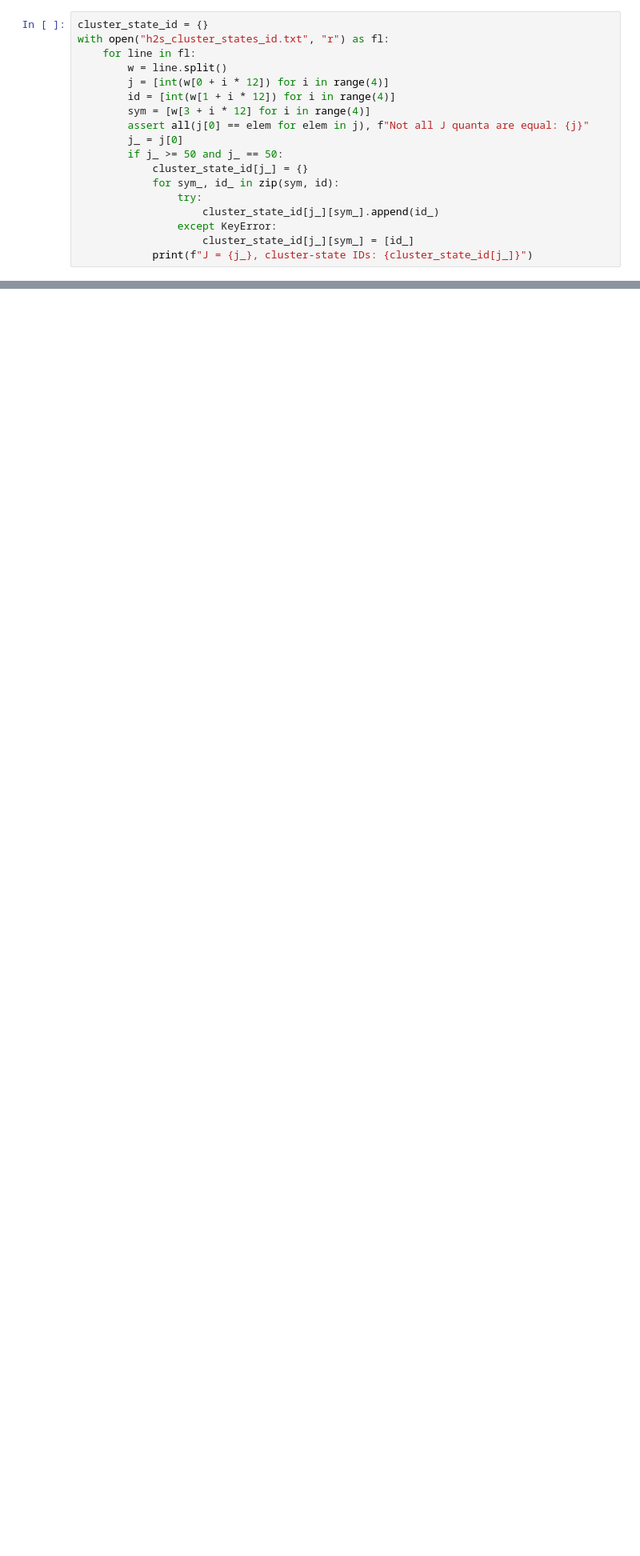
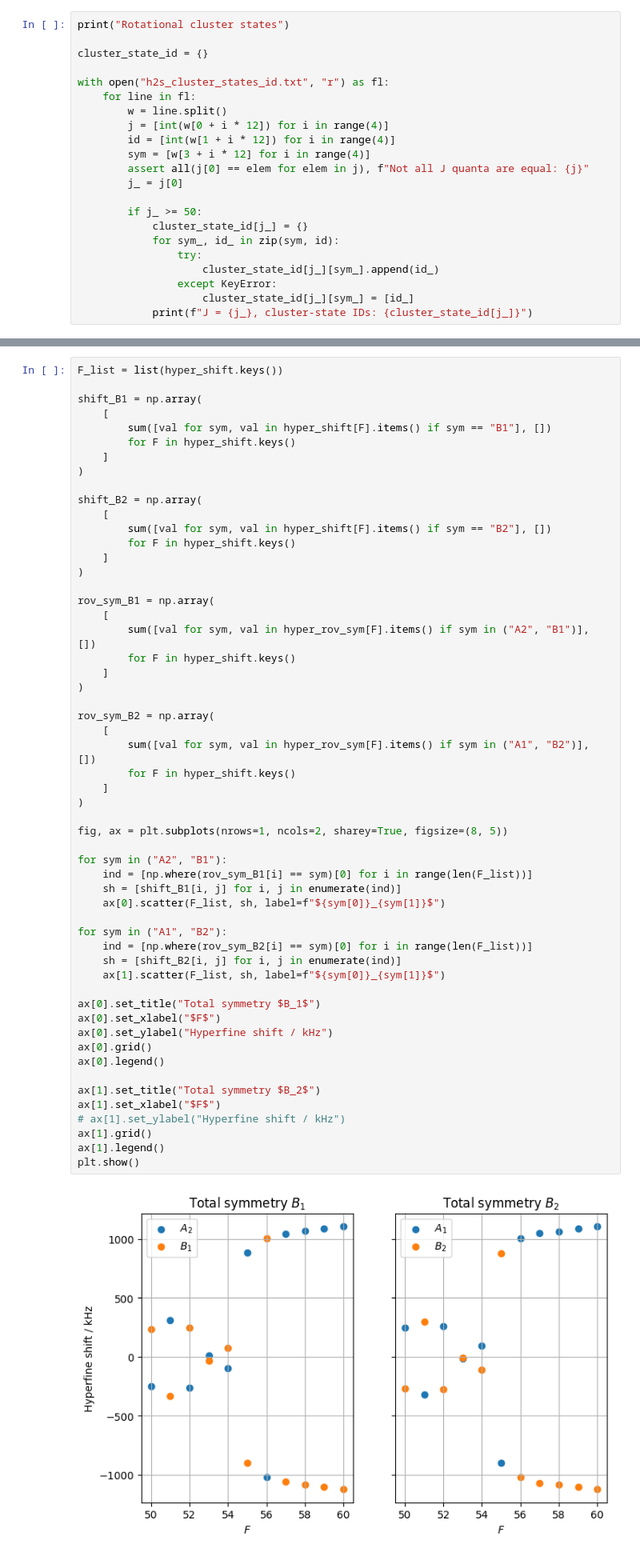
Before and after one commit to robochimps/rotational_clusters, a Jupyter notebook: h2s_hyperfine.ipynb, the cells around one changed output, grey strips where cells are left out. Shown at 80% size. Saved outputs shown, nothing was run; the diff lists cells and outputs as text; blank space fills up the shorter version.

Commit message:
Complete hyperfine calculations for cluster states

```diff
--- a/h2s_hyperfine.ipynb
+++ b/h2s_hyperfine.ipynb
@@ -23,5 +24,8 @@ First, read the indices of rotational cluster states for different $J$ quanta, s
 # %%
+print("Rotational cluster states")
+
 cluster_state_id = {}
+
 with open("h2s_cluster_states_id.txt", "r") as fl:
     for line in fl:
         w = line.split()
@@ -30,7 +34,8 @@ with open("h2s_cluster_states_id.txt", "r") as fl:
         sym = [w[3 + i * 12] for i in range(4)]
         assert all(j[0] == elem for elem in j), f"Not all J quanta are equal: {j}"
         j_ = j[0]
-        if j_ >= 50 and j_ == 50:
+
+        if j_ >= 50:
             cluster_state_id[j_] = {}
             for sym_, id_ in zip(sym, id):
                 try:
@@ -44,0 +229,57 @@ Load energies and spin-rotation matrix elemetns for selected (cluster) states fr
+# %%
+F_list = list(hyper_shift.keys())
+
+shift_B1 = np.array(
+    [
+        sum([val for sym, val in hyper_shift[F].items() if sym == "B1"], [])
+        for F in hyper_shift.keys()
+    ]
+)
+
+shift_B2 = np.array(
+    [
+        sum([val for sym, val in hyper_shift[F].items() if sym == "B2"], [])
+        for F in hyper_shift.keys()
+    ]
+)
+
+rov_sym_B1 = np.array(
+    [
+        sum([val for sym, val in hyper_rov_sym[F].items() if sym in ("A2", "B1")], [])
+        for F in hyper_shift.keys()
+    ]
+)
+
+rov_sym_B2 = np.array(
+    [
+        sum([val for sym, val in hyper_rov_sym[F].items() if sym in ("A1", "B2")], [])
+        for F in hyper_shift.keys()
+    ]
+)
+
+fig, ax = plt.subplots(nrows=1, ncols=2, sharey=True, figsize=(8, 5))
+
+for sym in ("A2", "B1"):
+    ind = [np.where(rov_sym_B1[i] == sym)[0] for i in range(len(F_list))]
+    sh = [shift_B1[i, j] for i, j in enumerate(ind)]
+    ax[0].scatter(F_list, sh, label=f"${sym[0]}_{sym[1]}$")
+
+for sym in ("A1", "B2"):
+    ind = [np.where(rov_sym_B2[i] == sym)[0] for i in range(len(F_list))]
+    sh = [shift_B2[i, j] for i, j in enumerate(ind)]
+    ax[1].scatter(F_list, sh, label=f"${sym[0]}_{sym[1]}$")
+
+ax[0].set_title("Total symmetry $B_1$")
+ax[0].set_xlabel("$F$")
+ax[0].set_ylabel("Hyperfine shift / kHz")
+ax[0].grid()
+ax[0].legend()
+
+ax[1].set_title("Total symmetry $B_2$")
+ax[1].set_xlabel("$F$")
+# ax[1].set_ylabel("Hyperfine shift / kHz")
+ax[1].grid()
+ax[1].legend()
+plt.show()
+# %% [output]
+[figure, added]
```
Also changed, not shown: parts of 20 cells of this notebook, 1 other file.
